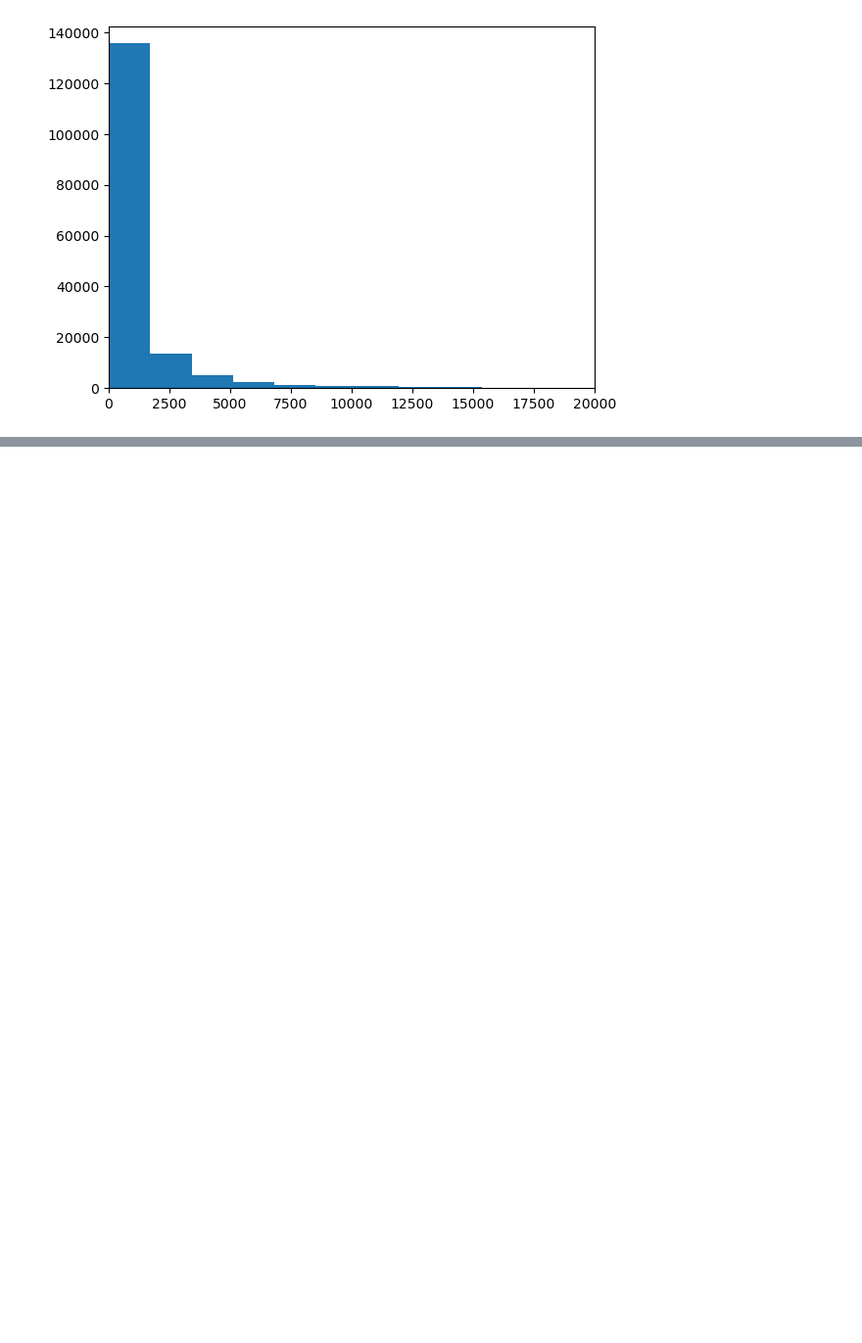
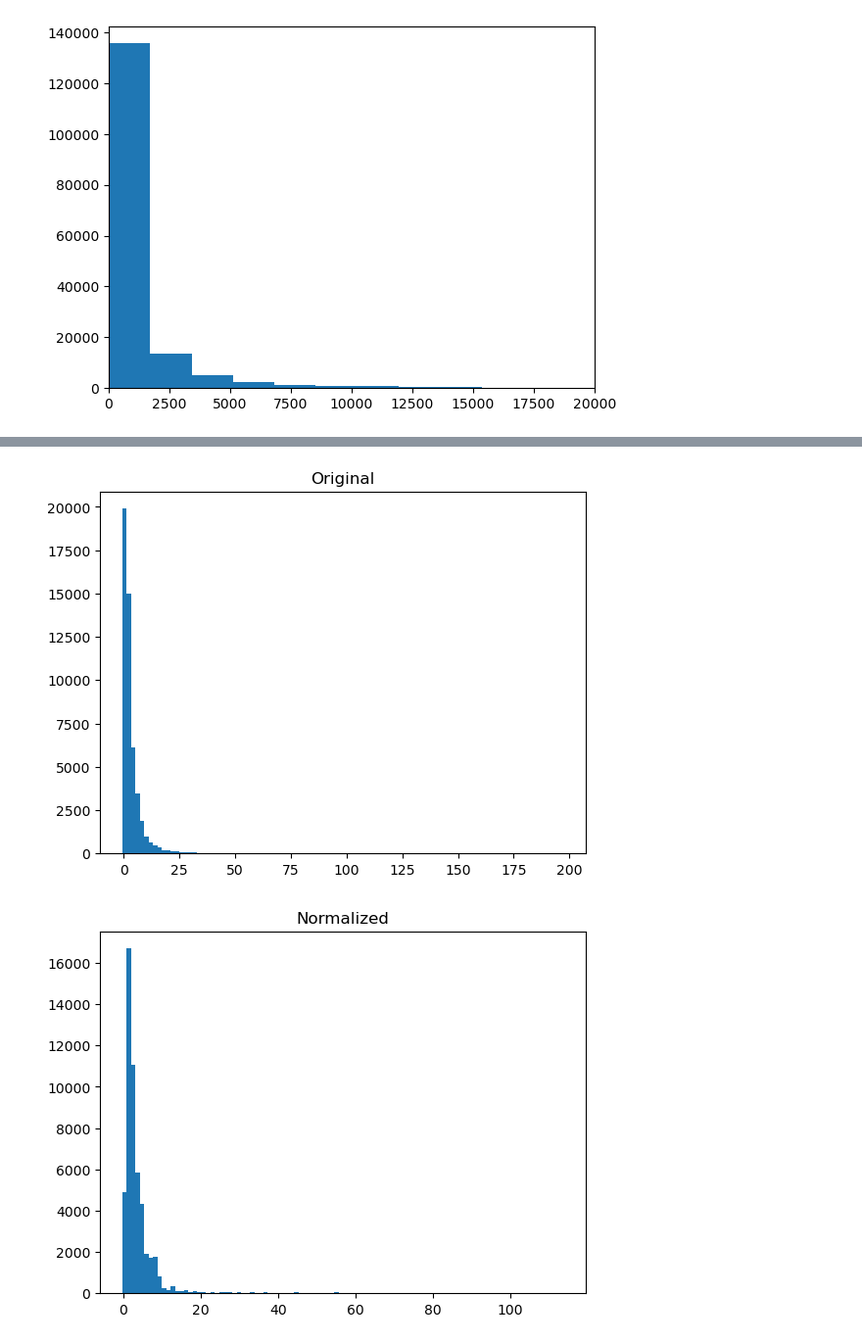
Before and after one commit to JRaviLab/integrative-drugrep-tb, a Jupyter notebook: landon_scripts/data_investigation.ipynb, the cells around one changed output, grey strips where cells are left out. Shown at 98% size. Drawn from its saved outputs; the diff is of its cells as text; code cells hidden in the pictures; blank space fills up the shorter version.

Commit message:
microarray trasnform in data_investi

```diff
--- a/landon_scripts/data_investigation.ipynb
+++ b/landon_scripts/data_investigation.ipynb
@@ -16,3 +16,18 @@ plt.xlim([0, 20000])
 plt.show()
 # %% [output]
 [figure]
+# %%
+# https://github.com/ShawnLYU/Quantile_Normalize
+def quantile_normalize(df_input):
+    df = df_input.copy()
+    #compute rank
+    dic = {}
+    for col in df:
+        dic.update({col : sorted(df[col])})
+    sorted_df = pd.DataFrame(dic)
+    rank = sorted_df.mean(axis = 1).tolist()
+    #sort
+    for col in df:
+        t = np.searchsorted(np.sort(df[col]), df[col])
+        df[col] = [rank[i] for i in t]
+    return df
@@ -18,0 +57,11 @@ plt.show()
+# %%
+ma_samples = []
+for disease_sample in dis_data.columns:
+    if data_funcs.get_dis_meta(disease_sample, 'type') == 'microarray':
+        ma_samples.append(disease_sample)
+ma_data = dis_data[ma_samples]
+
+# ma_data = ma_data.iloc[:,:4]
+# ma_data.dropna(inplace=True)
+# ma_data = np.log2(ma_data + 1)
+ma_data
@@ -18,0 +83,22 @@ plt.show()
+# %%
+plt.hist(ma_data.values.flatten(), bins=100)
+plt.title('Original')
+plt.show()
+
+normalized = quantile_normalize(ma_data)
+plt.hist(normalized.values.flatten(), bins=100)
+plt.title('Normalized')
+plt.show()
+
+normalized = quantile_normalize(np.log2(ma_data + .9))
+plt.hist(normalized.values.flatten(), bins=100)
+plt.title('+.9 log2 then Normalized')
+plt.show()
+
+normalized = np.log2(quantile_normalize(ma_data) + .5)
+plt.hist(normalized.values.flatten(), bins=100)
+plt.title('Normalized then +.5 log2')
+plt.show()
+# %% [output]
+[figure, added]
+[figure, added]
```
Also changed, not shown: parts of 4 cells of this notebook.
